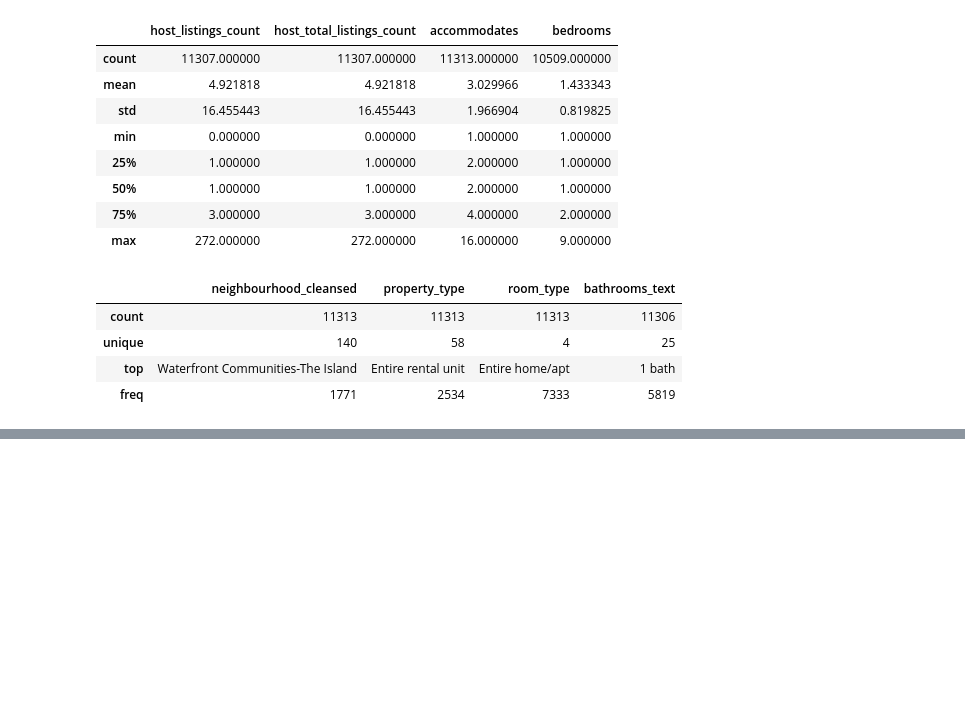
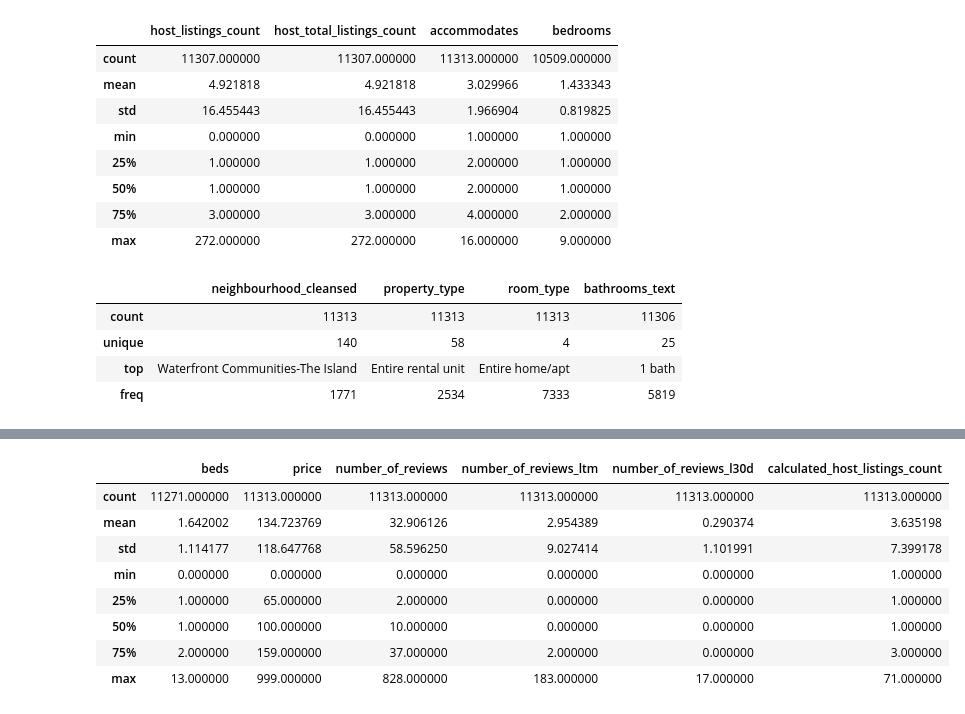
Before and after one commit to Owen-Darkhorse/STAT-441-Project, a Jupyter notebook: Airbnb EDA.ipynb, the cells around one changed output, grey strips where cells are left out. Cells and saved outputs as stored; diff of their text form; code cells hidden in the pictures; blank space fills up the shorter version.

```diff
--- a/Airbnb EDA.ipynb
+++ b/Airbnb EDA.ipynb
@@ -774,0 +857,12 @@ Name: bedrooms, Length: 11313, dtype: float64
+# %%
+train_df.iloc[:, 21:31].describe()
+# %% [output]
+|  | beds | price | number_of_reviews | number_of_reviews_ltm | number_of_reviews_l30d | calculated_host_listings_count |
+| count | 11271.000000 | 11313.000000 | 11313.000000 | 11313.000000 | 11313.000000 | 11313.000000 |
+| mean | 1.642002 | 134.723769 | 32.906126 | 2.954389 | 0.290374 | 3.635198 |
+| std | 1.114177 | 118.647768 | 58.596250 | 9.027414 | 1.101991 | 7.399178 |
+| min | 0.000000 | 0.000000 | 0.000000 | 0.000000 | 0.000000 | 1.000000 |
+| 25% | 1.000000 | 65.000000 | 2.000000 | 0.000000 | 0.000000 | 1.000000 |
+| 50% | 1.000000 | 100.000000 | 10.000000 | 0.000000 | 0.000000 | 1.000000 |
+| 75% | 2.000000 | 159.000000 | 37.000000 | 2.000000 | 0.000000 | 3.000000 |
+| max | 13.000000 | 999.000000 | 828.000000 | 183.000000 | 17.000000 | 71.000000 |
```
Also changed, not shown: parts of 63 cells of this notebook.
